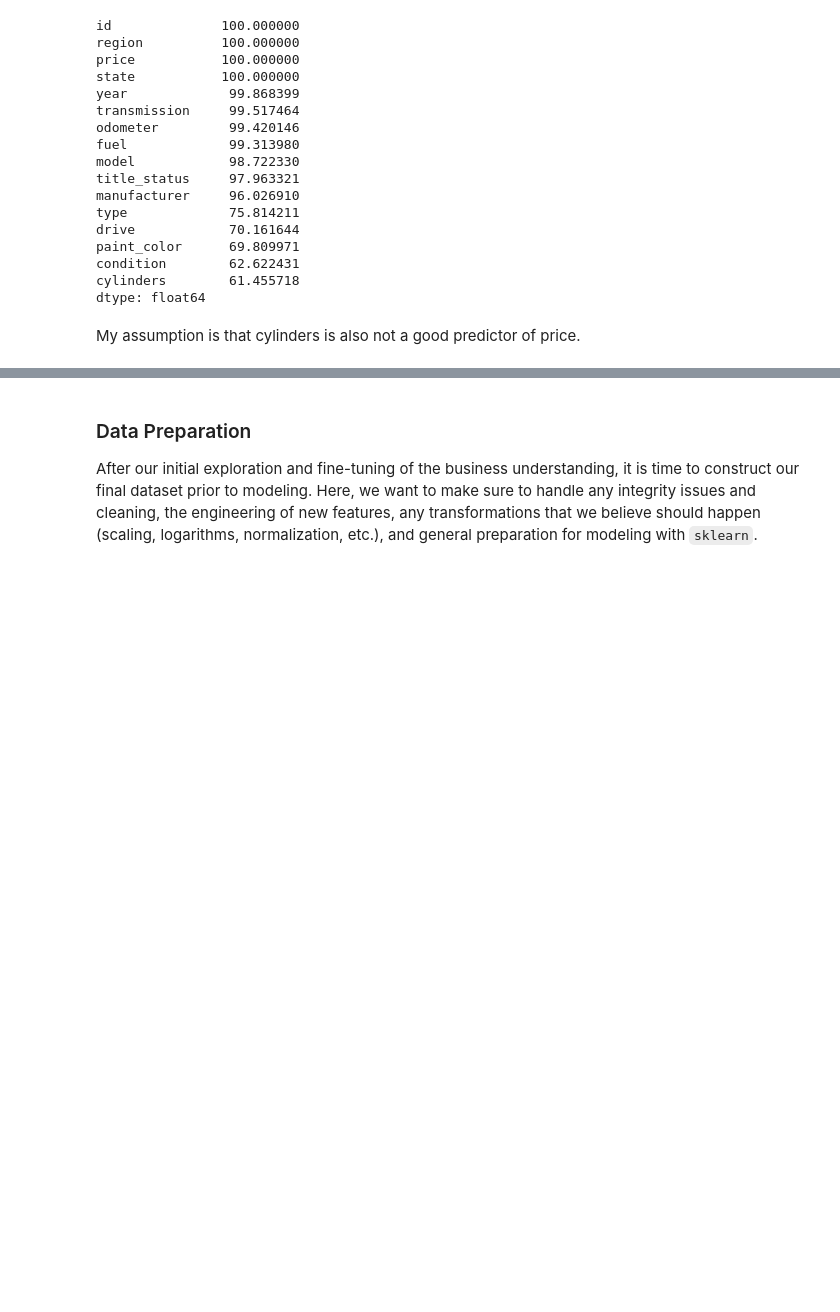
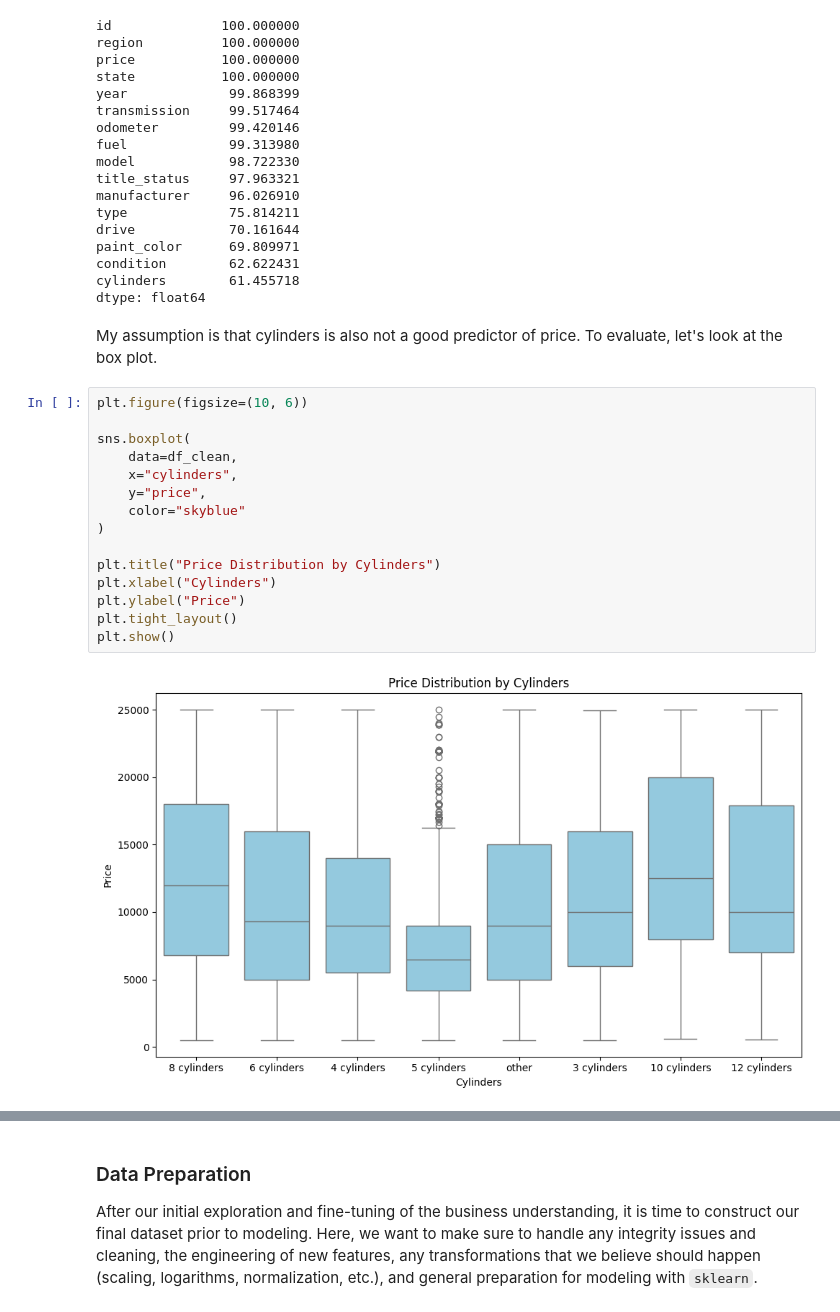
Before and after one commit to jeffreylgoode/what-drives-car-prices, a Jupyter notebook: notebooks/car_price_analysis.ipynb, the cells around one changed output, grey strips where cells are left out. Drawn from its saved outputs; the diff is of its cells as text; blank space fills up the shorter version.

Commit message:
Analyzed price vs cylinders, and dropped cylinders as a price predictor.  Analyzed condition, 6 categories, and collapsed into two conditions, "good" and "poor".

```diff
--- a/notebooks/car_price_analysis.ipynb
+++ b/notebooks/car_price_analysis.ipynb
@@ -263,4 +270,21 @@ condition        62.622431
 cylinders        61.455718
 dtype: float64
 # %% [markdown]
-My assumption is that cylinders is also not a good predictor of price.
+My assumption is that cylinders is also not a good predictor of price.  To evaluate, let's look at the box plot.
+# %%
+plt.figure(figsize=(10, 6))
+
+sns.boxplot(
+    data=df_clean,
+    x="cylinders",
+    y="price",
+    color="skyblue"
+)
+
+plt.title("Price Distribution by Cylinders")
+plt.xlabel("Cylinders")
+plt.ylabel("Price")
+plt.tight_layout()
+plt.show()
+# %% [output]
+[figure, added]
```
Also changed, not shown: parts of 20 cells of this notebook.
